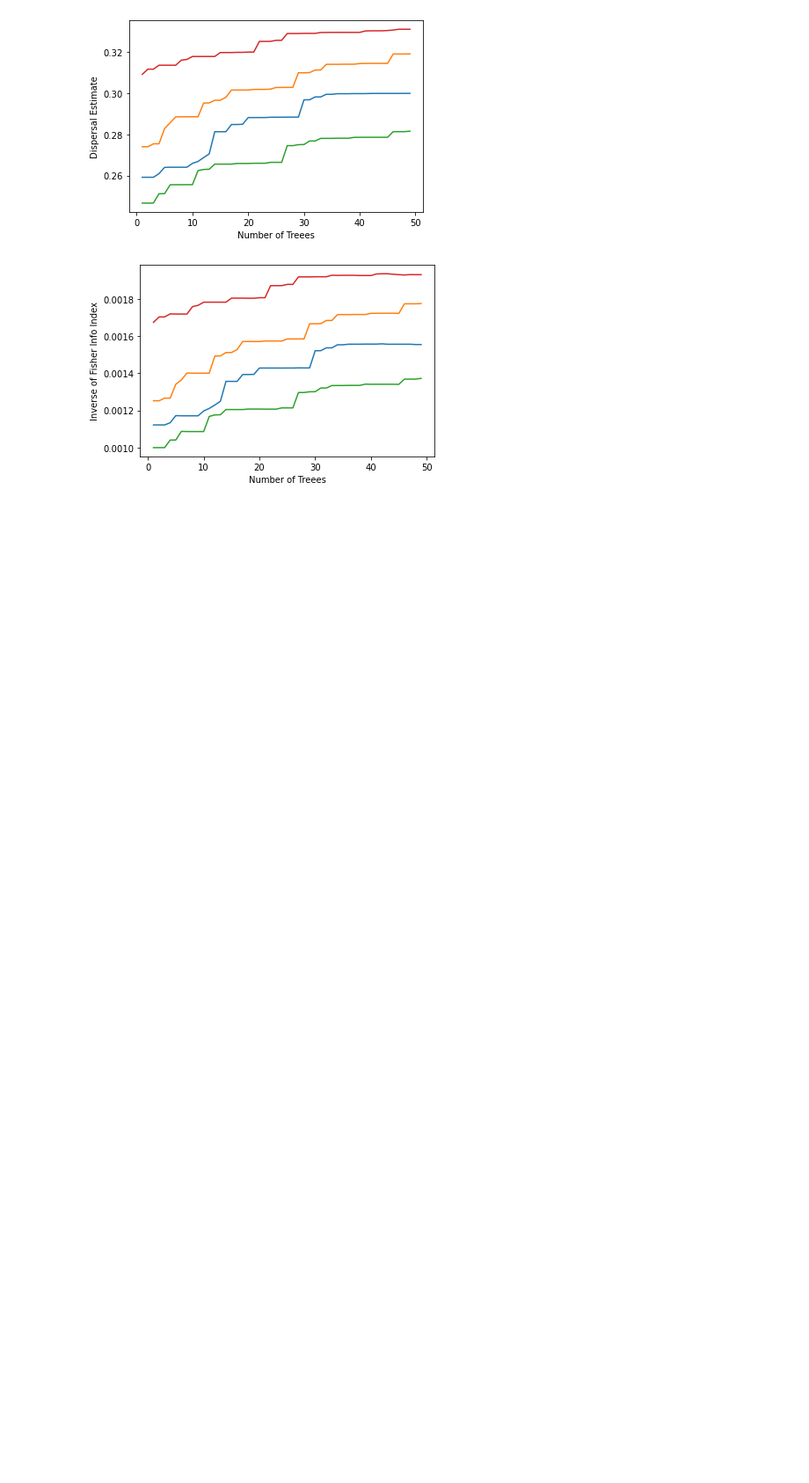
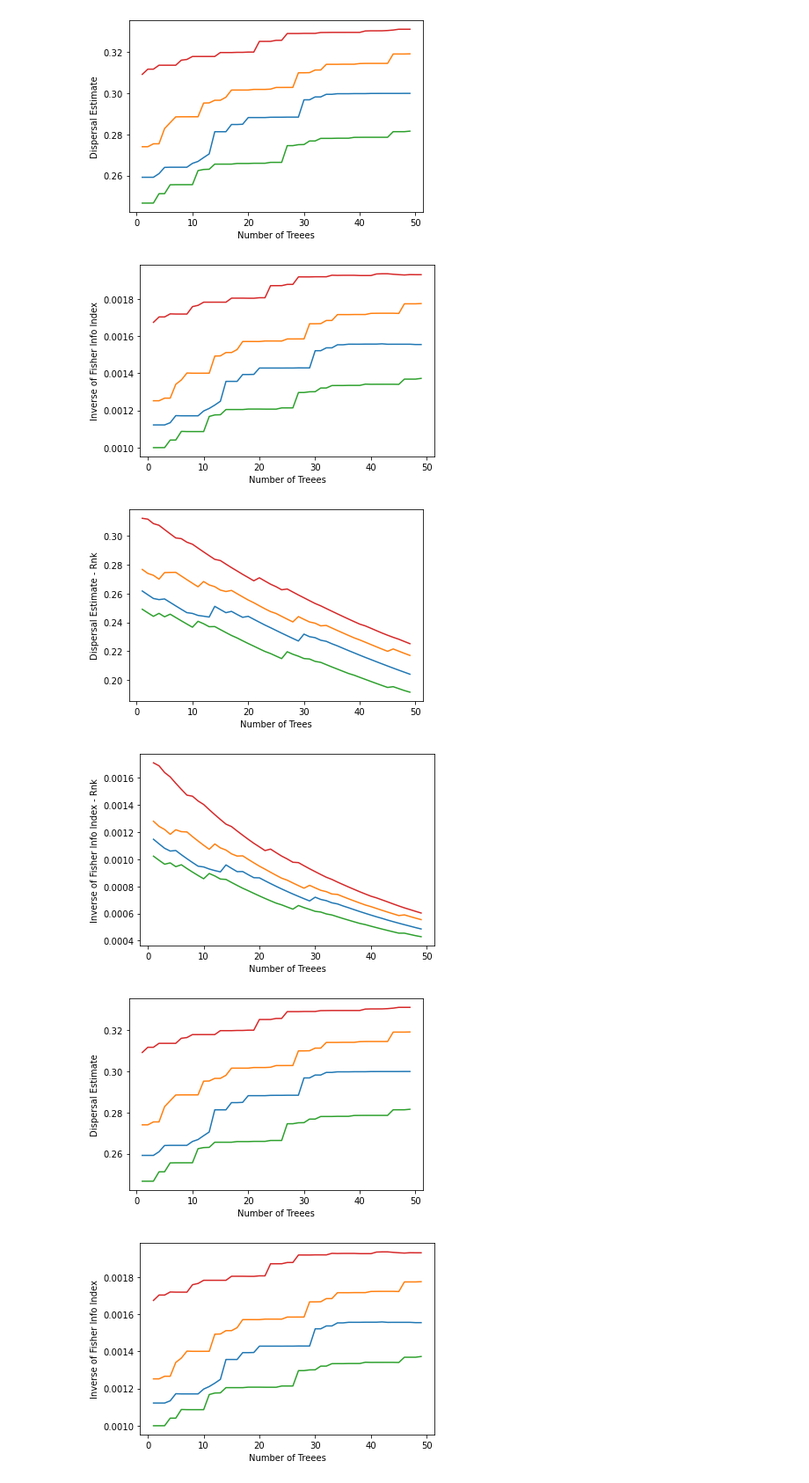
Before and after one commit to osmond-lab/sparg, a Jupyter notebook: DifferentDispersalEstimates.ipynb, the cells around one changed output. Shown at 88% size. Drawn from its saved outputs; the diff is of its cells as text; code cells hidden in the pictures; blank space fills up the shorter version.

Commit message:
Updating Dispersal Estimates

```diff
--- a/DifferentDispersalEstimates.ipynb
+++ b/DifferentDispersalEstimates.ipynb
@@ -80,3 +82,47 @@ for sd in range(4):
+# %%
+dispersal_1 = np.loadtxt("slim/slim_0.25rep1sigma_dispersalrateestimates_CorrectedRankSample_FI_100_seqlen_0_chopped_10000.txt")
+plt.plot(dispersal_1[:,0], dispersal_1[:,2])
+
+dispersal_2 = np.loadtxt("slim/slim_0.25rep1sigma_dispersalrateestimates_CorrectedRankSample_FI_100_seqlen_1_chopped_10000.txt")
+plt.plot(dispersal_2[:,0], dispersal_2[:,2])
+
+dispersal_3 = np.loadtxt("slim/slim_0.25rep1sigma_dispersalrateestimates_CorrectedRankSample_FI_100_seqlen_2_chopped_10000.txt")
+plt.plot(dispersal_3[:,0], dispersal_3[:,2])
+
+dispersal_4 = np.loadtxt("slim/slim_0.25rep1sigma_dispersalrateestimates_CorrectedRankSample_FI_100_seqlen_3_chopped_10000.txt")
+plt.plot(dispersal_4[:,0], dispersal_4[:,2])
+plt.xlabel("Number of Treees")
+plt.ylabel("Dispersal Estimate")
+plt.show()
+
+plt.plot(dispersal_1[:,0], 1/dispersal_1[:,4])
+plt.plot(dispersal_2[:,0], 1/dispersal_2[:,4])
+plt.plot(dispersal_3[:,0], 1/dispersal_3[:,4])
+plt.plot(dispersal_4[:,0], 1/dispersal_4[:,4])
+plt.xlabel("Number of Treees")
+plt.ylabel("Inverse of Fisher Info Index")
+plt.show()
+
+plt.plot(dispersal_1[:,0], dispersal_1[:,5])
+plt.plot(dispersal_2[:,0], dispersal_2[:,5])
+plt.plot(dispersal_3[:,0], dispersal_3[:,5])
+plt.plot(dispersal_4[:,0], dispersal_4[:,5])
+plt.xlabel("Number of Trees")
+plt.ylabel("Dispersal Estimate - Rnk")
+plt.show()
+
+plt.plot(dispersal_1[:,0], 1/dispersal_1[:,7])
+plt.plot(dispersal_2[:,0], 1/dispersal_2[:,7])
+plt.plot(dispersal_3[:,0], 1/dispersal_3[:,7])
+plt.plot(dispersal_4[:,0], 1/dispersal_4[:,7])
+plt.xlabel("Number of Treees")
+plt.ylabel("Inverse of Fisher Info Index - Rnk")
+plt.show()
+# %% [output]
+[figure, added]
+[figure, added]
+[figure, added]
+[figure, added]
 # %%
 dispersal_1 = np.loadtxt("slim/slim_0.25rep1sigma_dispersalrateestimates_RankSample_FI_100_seqlen_0_chopped_10000.txt")
 plt.plot(dispersal_1[:,0], dispersal_1[:,2])
```
Also changed, not shown: parts of 5 cells of this notebook, 4 other files.
